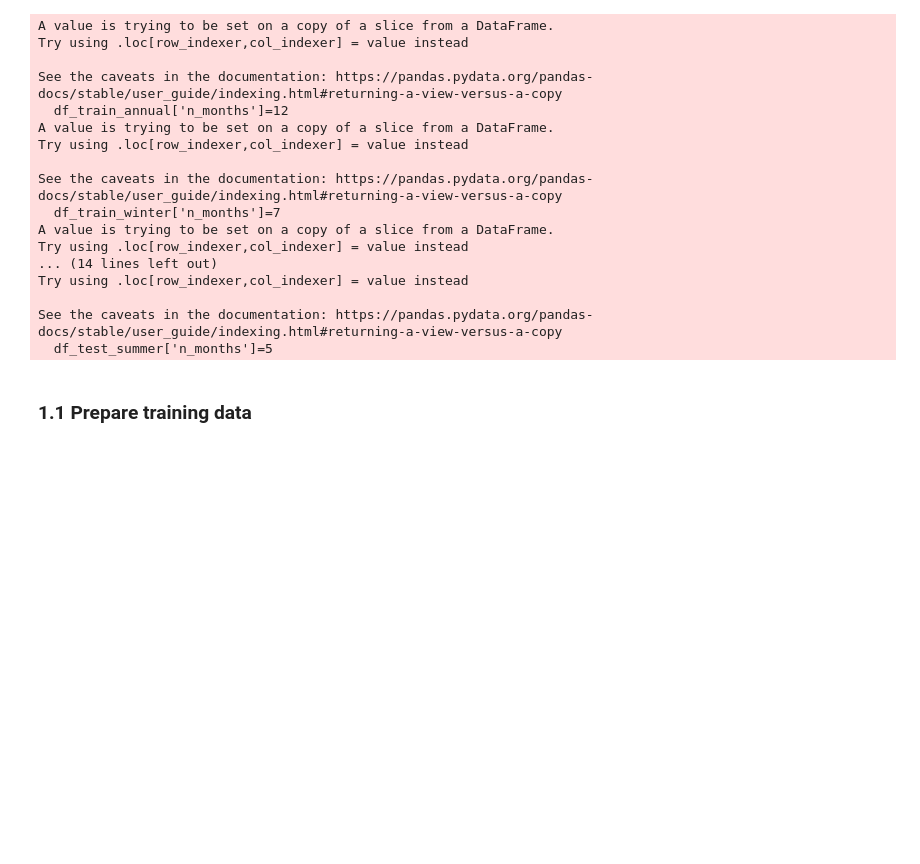
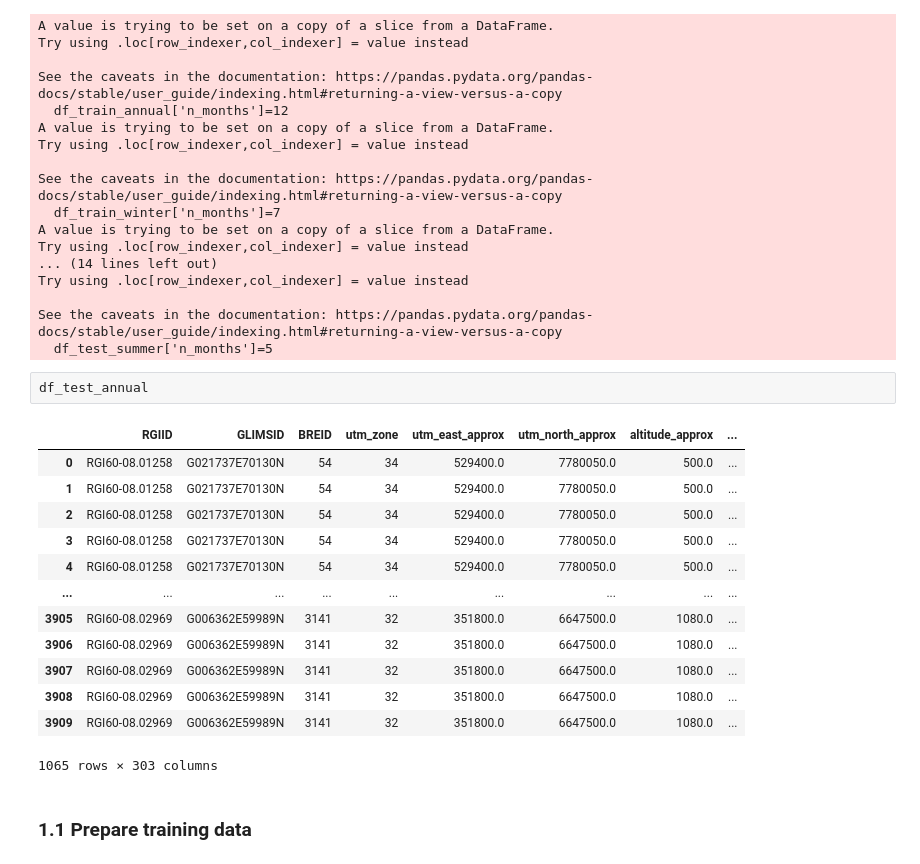
Before and after one commit to khsjursen/ML_MB_Norway, a Jupyter notebook: mb_model_custom_loss.ipynb, the cells around one changed output. Drawn from its saved outputs; the diff is of its cells as text; blank space fills up the shorter version.

```diff
--- a/mb_model_custom_loss.ipynb
+++ b/mb_model_custom_loss.ipynb
@@ -305,6 +305,22 @@ Try using .loc[row_indexer,col_indexer] = value instead
 
 See the caveats in the documentation: https://pandas.pydata.org/pandas-docs/stable/user_guide/indexing.html#returning-a-view-versus-a-copy
   df_test_summer['n_months']=5
+# %%
+df_test_annual
+# %% [output]
+|  | RGIID | GLIMSID | BREID | utm_zone | utm_east_approx | utm_north_approx | altitude_approx | ... |
+| 0 | RGI60-08.01258 | G021737E70130N | 54 | 34 | 529400.0 | 7780050.0 | 500.0 | ... |
+| 1 | RGI60-08.01258 | G021737E70130N | 54 | 34 | 529400.0 | 7780050.0 | 500.0 | ... |
+| 2 | RGI60-08.01258 | G021737E70130N | 54 | 34 | 529400.0 | 7780050.0 | 500.0 | ... |
+| 3 | RGI60-08.01258 | G021737E70130N | 54 | 34 | 529400.0 | 7780050.0 | 500.0 | ... |
+| 4 | RGI60-08.01258 | G021737E70130N | 54 | 34 | 529400.0 | 7780050.0 | 500.0 | ... |
+| ... | ... | ... | ... | ... | ... | ... | ... | ... |
+| 3905 | RGI60-08.02969 | G006362E59989N | 3141 | 32 | 351800.0 | 6647500.0 | 1080.0 | ... |
+| 3906 | RGI60-08.02969 | G006362E59989N | 3141 | 32 | 351800.0 | 6647500.0 | 1080.0 | ... |
+| 3907 | RGI60-08.02969 | G006362E59989N | 3141 | 32 | 351800.0 | 6647500.0 | 1080.0 | ... |
+| 3908 | RGI60-08.02969 | G006362E59989N | 3141 | 32 | 351800.0 | 6647500.0 | 1080.0 | ... |
+| 3909 | RGI60-08.02969 | G006362E59989N | 3141 | 32 | 351800.0 | 6647500.0 | 1080.0 | ... |
+1065 rows × 303 columns
 # %% [markdown]
 ### 1.1 Prepare training data
 # %%
```
Also changed, not shown: parts of 5 cells of this notebook, 1 other file.
